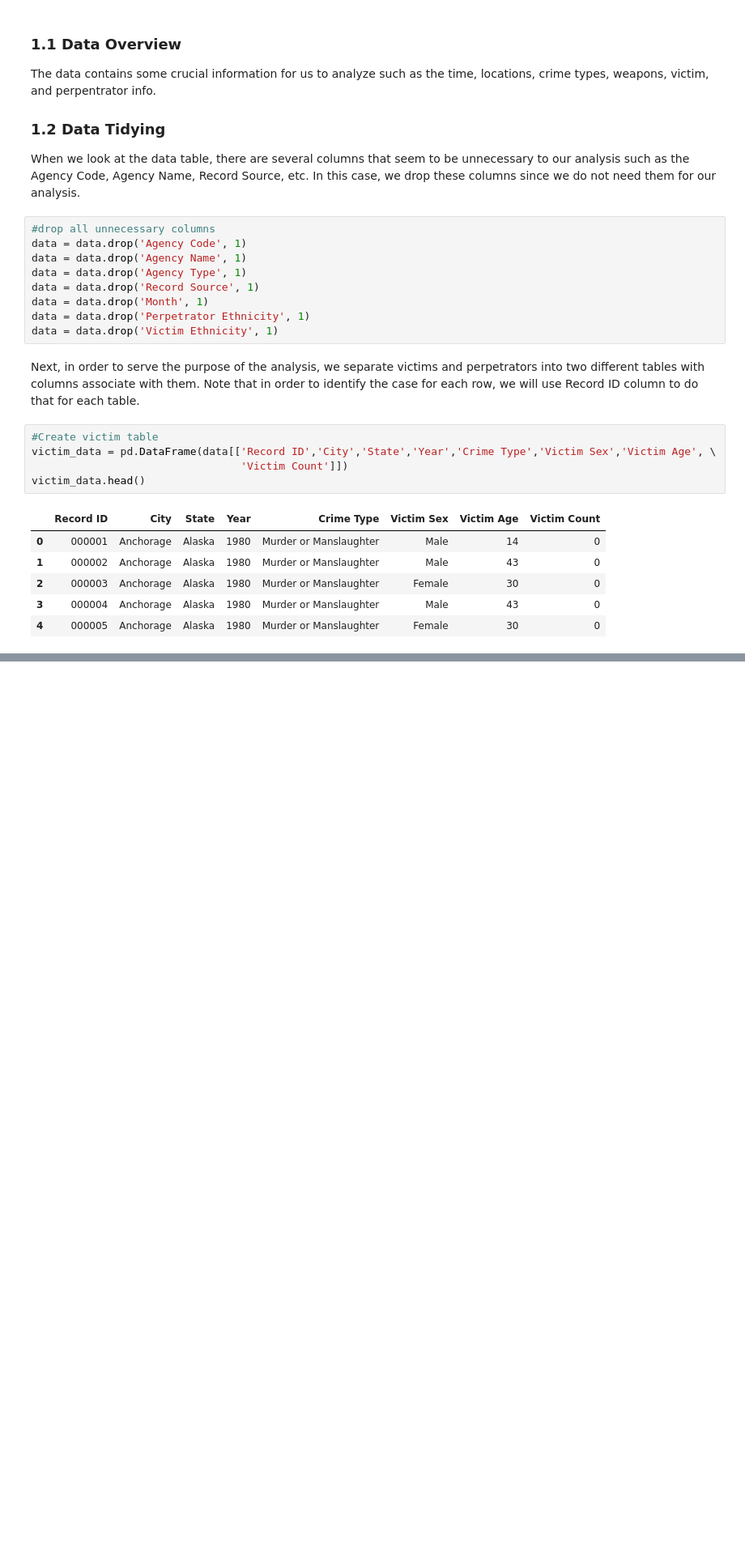
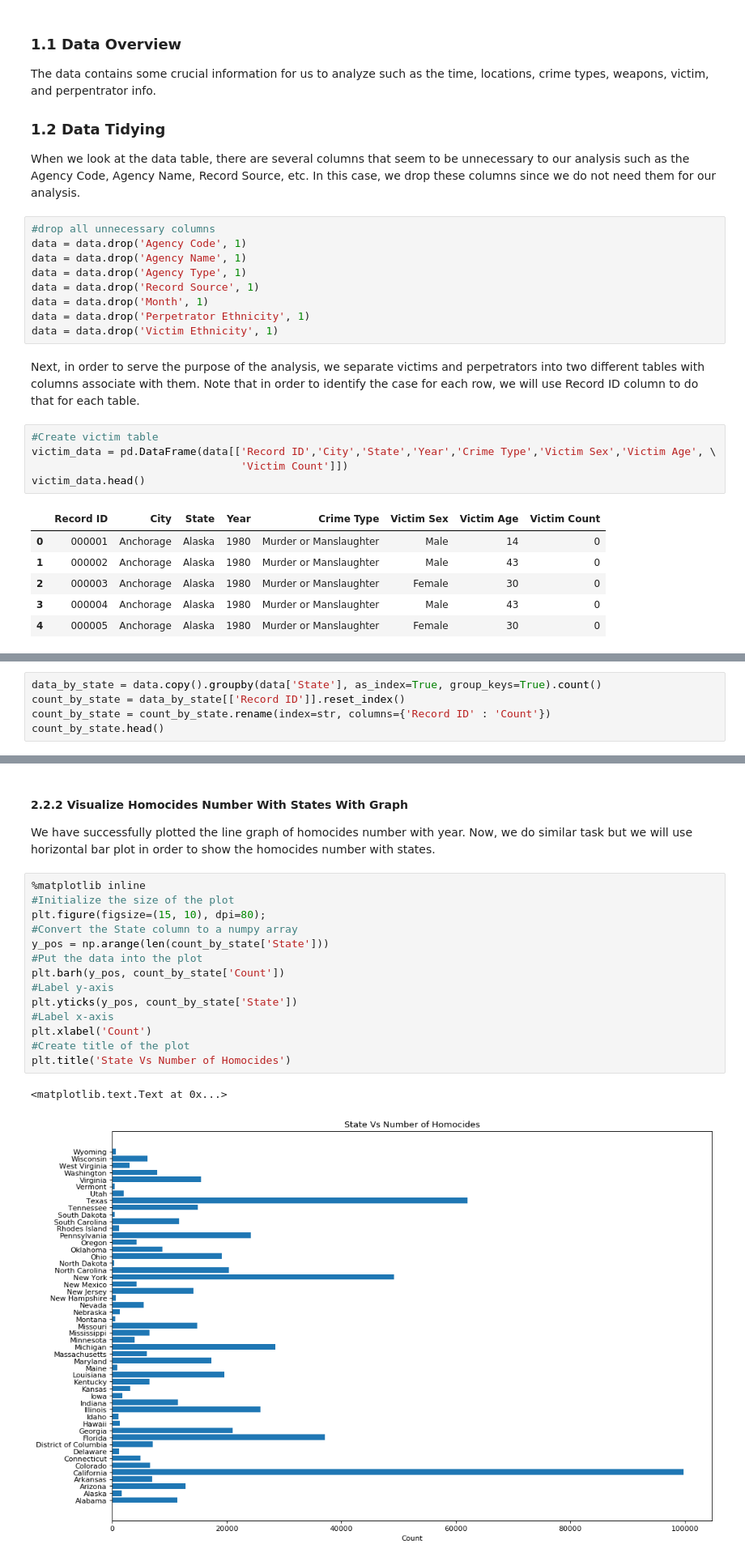
Before and after one commit to mhipona/cmsc320-mhipona, a Jupyter notebook: Final Tutorial/Final Tutorial.ipynb, the cells around one changed output, grey strips where cells are left out. Shown at 81% size. Saved outputs shown, nothing was run; the diff lists cells and outputs as text; blank space fills up the shorter version.

```diff
--- a/Final Tutorial/Final Tutorial.ipynb
+++ b/Final Tutorial/Final Tutorial.ipynb
@@ -113,0 +175,5 @@ ped_data
+# %%
+data_by_state = data.copy().groupby(data['State'], as_index=True, group_keys=True).count()
+count_by_state = data_by_state[['Record ID']].reset_index()
+count_by_state = count_by_state.rename(index=str, columns={'Record ID' : 'Count'})
+count_by_state.head()
@@ -113,0 +187,20 @@ ped_data
+# %% [markdown]
+<h4>2.2.2 Visualize Homocides Number With States With Graph</h4>
+<p>We have successfully plotted the line graph of homocides number with year. Now, we do similar task but we will use horizontal bar plot in order to show the homocides number with states.</p>
+# %%
+%matplotlib inline
+#Initialize the size of the plot
+plt.figure(figsize=(15, 10), dpi=80);
+#Convert the State column to a numpy array
+y_pos = np.arange(len(count_by_state['State']))
+#Put the data into the plot
+plt.barh(y_pos, count_by_state['Count'])
+#Label y-axis
+plt.yticks(y_pos, count_by_state['State'])
+#Label x-axis
+plt.xlabel('Count')
+#Create title of the plot
+plt.title('State Vs Number of Homocides')
+# %% [output]
+<matplotlib.text.Text at 0x...>
+[figure, added]
```
Also changed, not shown: parts of 22 cells of this notebook, 1 other file.
